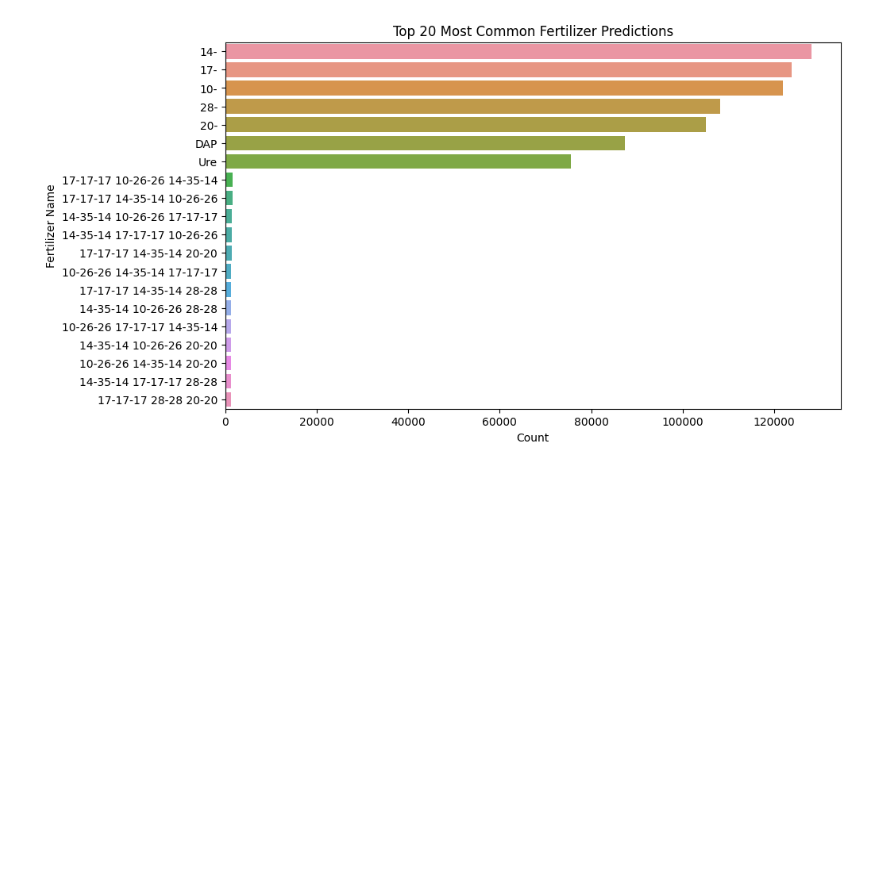
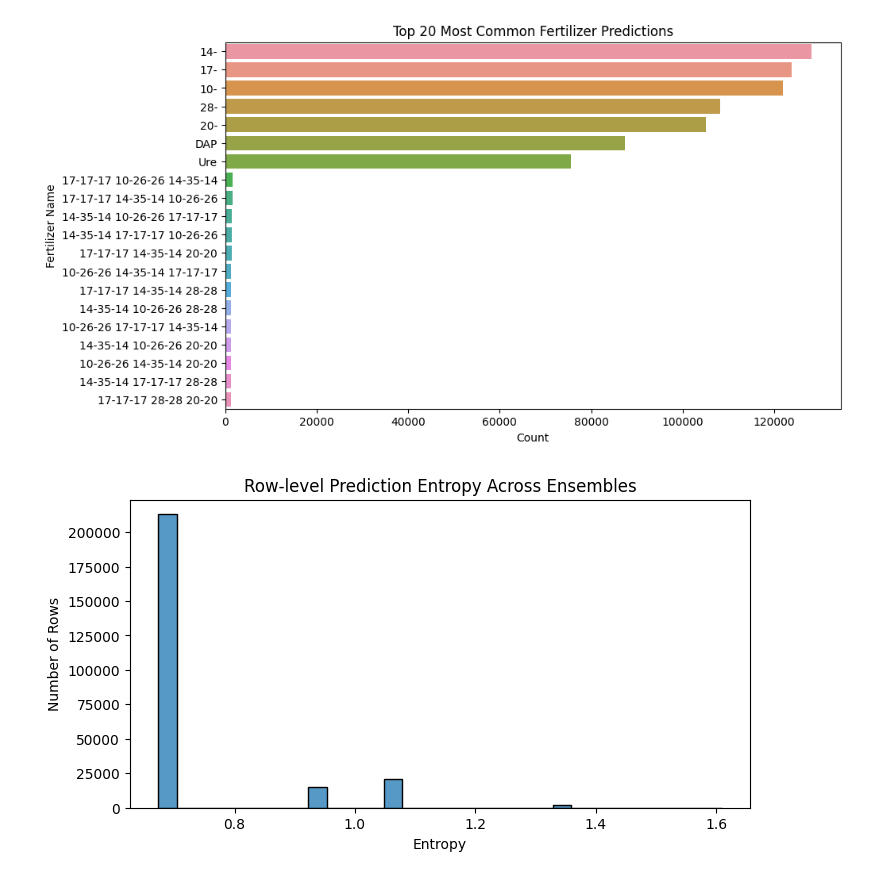
Before and after one commit to dalloliogm/kaggle_competitions, a Jupyter notebook: blend-of-submissions-semi-final-2.ipynb, the cells around one changed output. Saved outputs shown, nothing was run; the diff lists cells and outputs as text; code cells hidden in the pictures; blank space fills up the shorter version.

```diff
--- a/blend-of-submissions-semi-final-2.ipynb
+++ b/blend-of-submissions-semi-final-2.ipynb
@@ -155,3 +138,28 @@ plt.show()
 [figure]
 [figure]
 [figure]
+# %%
+from scipy.stats import entropy
+from collections import Counter
+
+# Function to compute entropy of model predictions per row
+def row_entropy(row):
+    counts = Counter(row)
+    probs = [v / len(row) for v in counts.values()]
+    return entropy(probs)
+
+# Apply to merged ensemble predictions
+merged['row_entropy'] = merged[methods].apply(row_entropy, axis=1)
+
+# Plot the distribution
+import matplotlib.pyplot as plt
+import seaborn as sns
+
+plt.figure(figsize=(8, 4))
+sns.histplot(merged['row_entropy'], bins=30)
+plt.title('Row-level Prediction Entropy Across Ensembles')
+plt.xlabel('Entropy')
+plt.ylabel('Number of Rows')
+plt.show()
+# %% [output]
+[figure, added]
```
Also changed, not shown: parts of 4 cells of this notebook.
